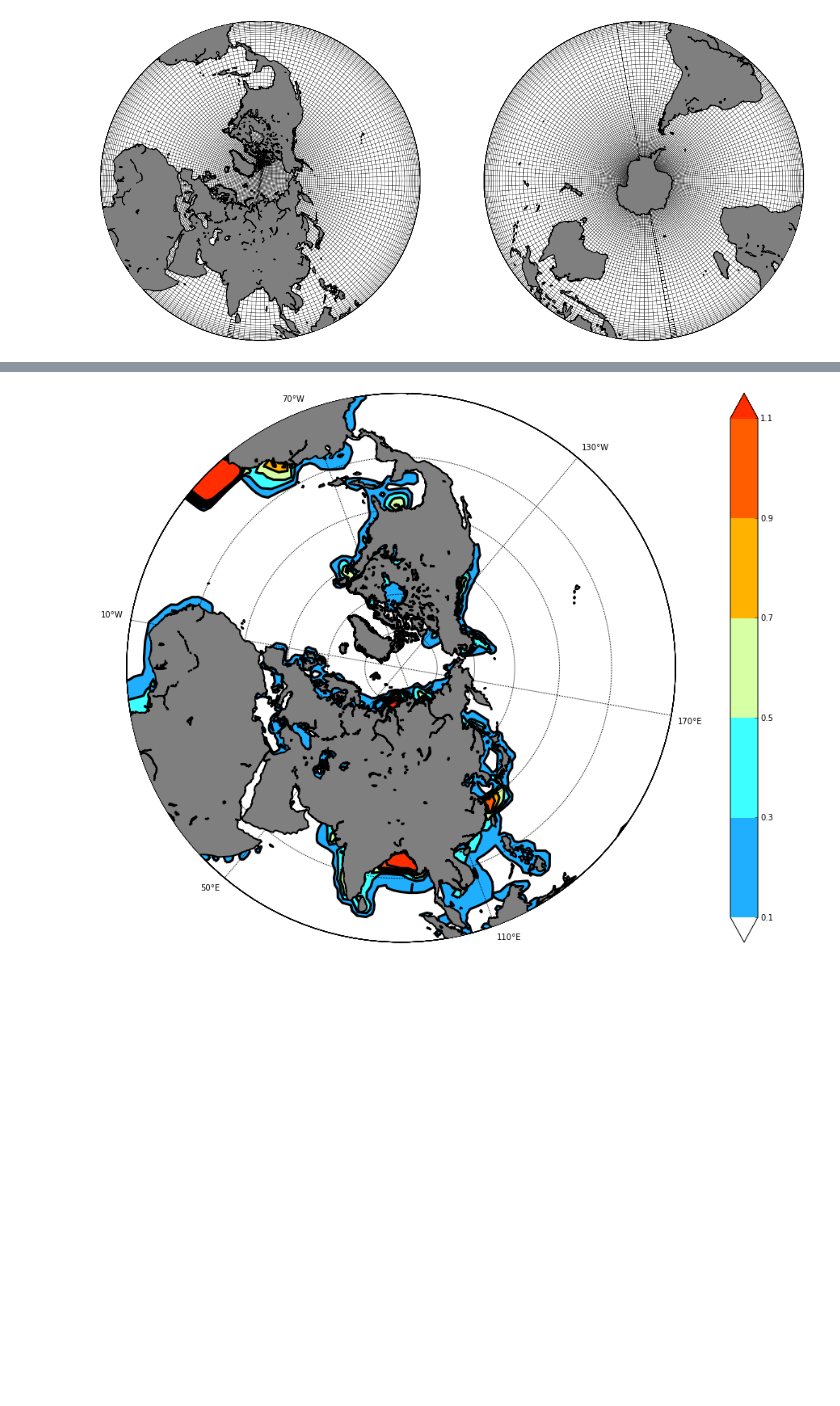
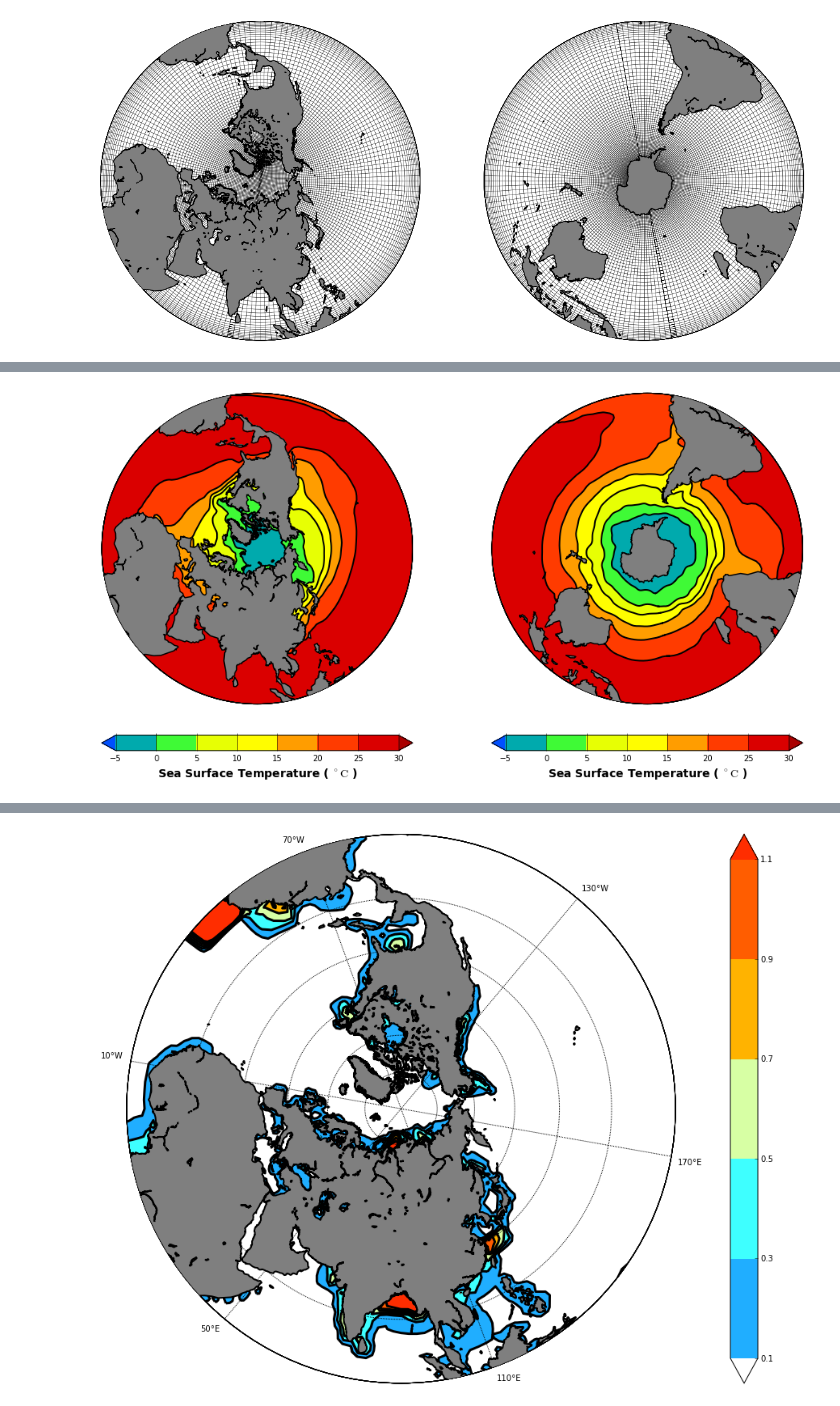
Before and after one commit to UBC-MOAD/ccar-modeling-nemo-tools, a Jupyter notebook: 05_ORCA2_Input.ipynb, the cells around one changed output, grey strips where cells are left out. Drawn from its saved outputs; the diff is of its cells as text; code cells hidden in the pictures; blank space fills up the shorter version.

```diff
--- a/05_ORCA2_Input.ipynb
+++ b/05_ORCA2_Input.ipynb
@@ -141,0 +177,9 @@ fig, axis = draw_NEMO_grid(nav_lon, nav_lat, 'k', 0.5)
+# %%
+clev=np.arange(-5, 35, 5)
+var_name='Sea Surface Temperature ( $\mathrm{^\circ C}$ )'
+CMap=cm.GMT_seis_r
+fig, _ = draw_ORCA2_global(nav_lon, nav_lat, np.mean(sst, 0), clev, var_name, CMap)
+fig.set_size_inches(16, 8)
+fig.canvas.draw()
+# %% [output]
+[figure, added]
```
Also changed, not shown: parts of 14 cells of this notebook.
